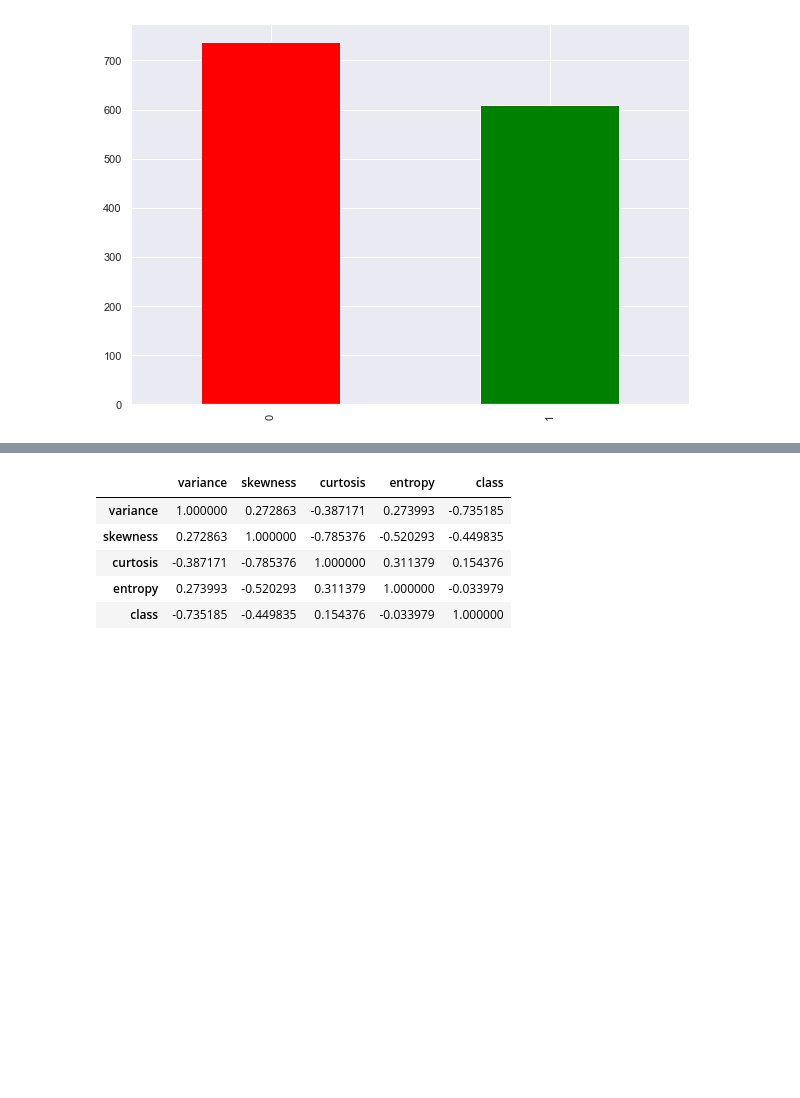
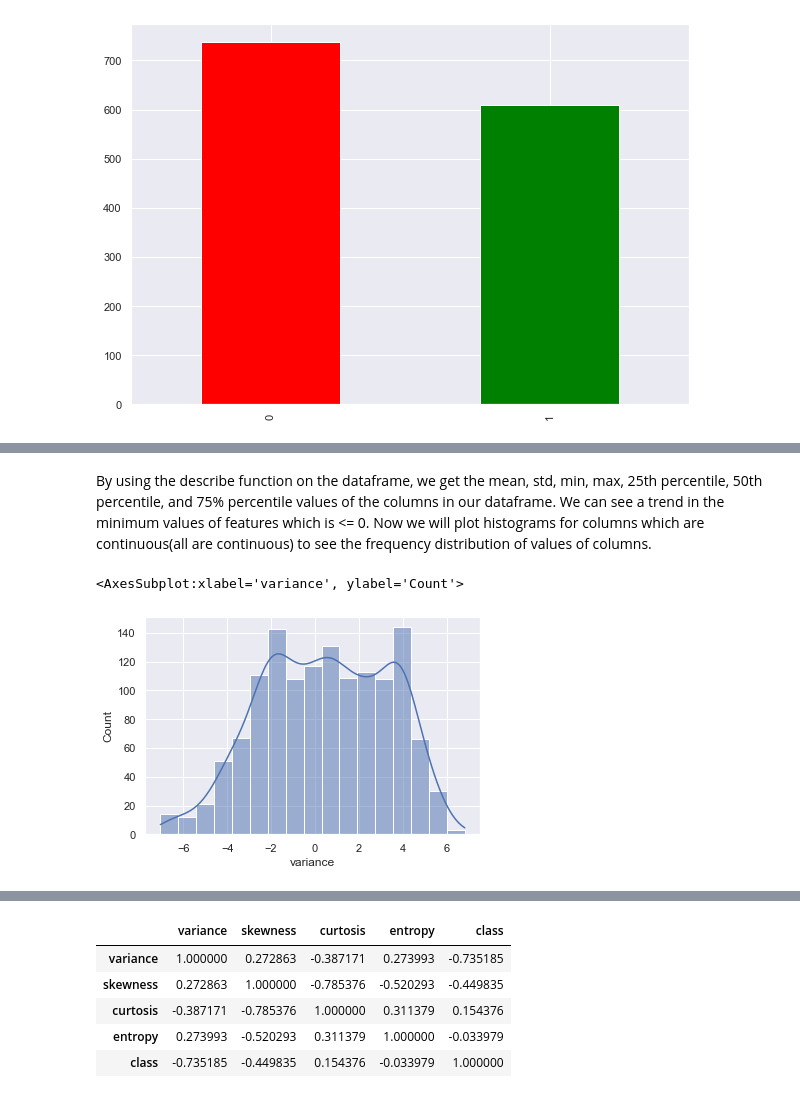
Before and after one commit to Tekhunt/fast-model, a Jupyter notebook: api/ModelTraining.ipynb, the cells around one changed output, grey strips where cells are left out. Drawn from its saved outputs; the diff is of its cells as text; code cells hidden in the pictures; blank space fills up the shorter version.

```diff
--- a/api/ModelTraining.ipynb
+++ b/api/ModelTraining.ipynb
@@ -141,0 +153,3 @@ df.describe()
+# %%
+num_df = df[['variance', 'skewness', 'curtosis', 'entropy']]
+num_df.describe()
@@ -141,0 +166,9 @@ df.describe()
+# %% [markdown]
+By using the describe function on the dataframe, we get the mean, std, min, max, 25th percentile, 50th percentile, and 75% percentile values of the columns in our dataframe.
+We can see a trend in the minimum values of features which is <= 0.
+Now we will plot histograms for columns which are continuous(all are continuous) to see the frequency distribution of values of columns.
+# %%
+sns.histplot(num_df.variance,kde=True)
+# %% [output]
+<AxesSubplot:xlabel='variance', ylabel='Count'>
+[figure, added]
```
Also changed, not shown: parts of 43 cells of this notebook, 5 other files.
